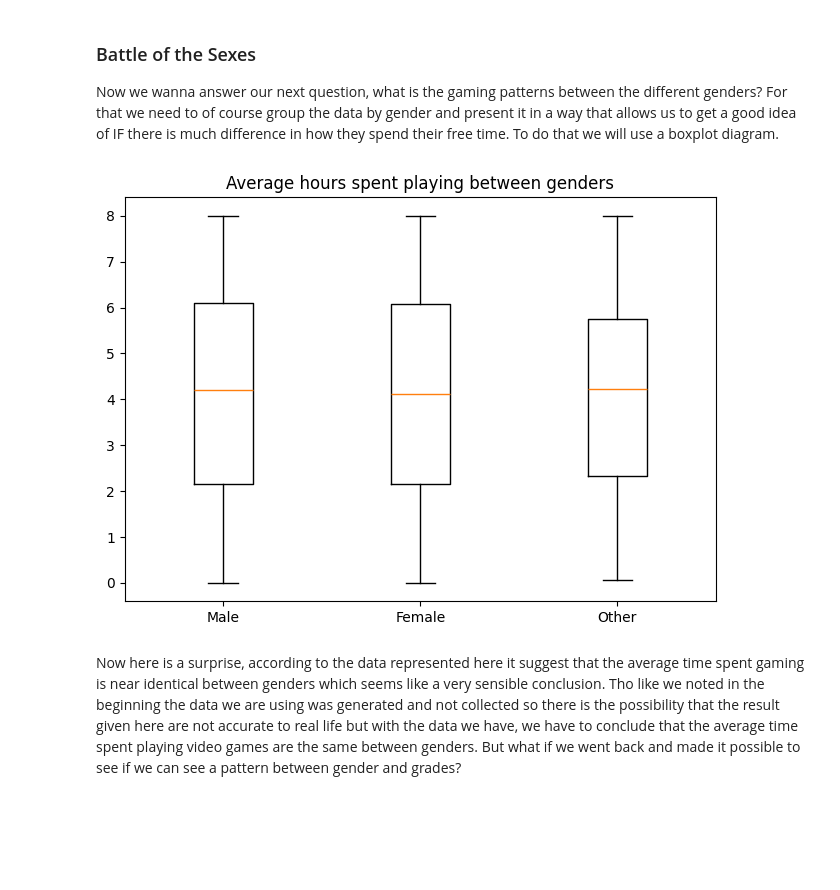
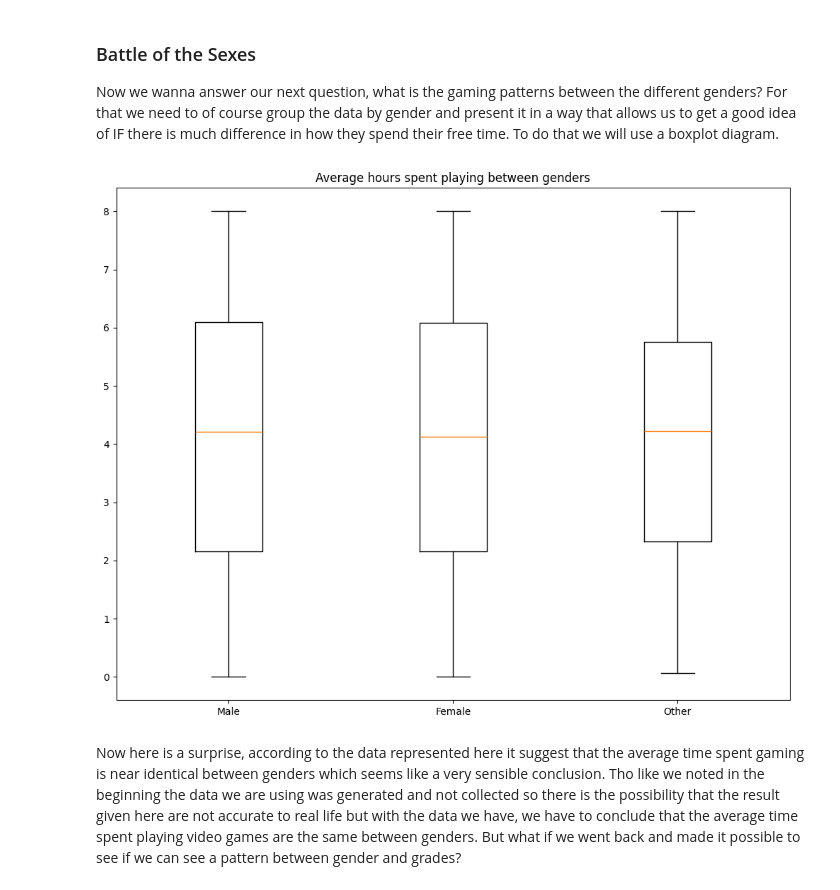
Before and after one commit to Chim-Cham/kk1-pythonAnalysis, a Jupyter notebook: notebook.ipynb, the cells around one changed output. Cells and saved outputs as stored; diff of their text form; code cells hidden in the pictures; blank space fills up the shorter version.

```diff
--- a/notebook.ipynb
+++ b/notebook.ipynb
@@ -196,20 +196,20 @@ Despite the very clustered apperance a pattern does emarge. What we can read fro
 
 Now we wanna answer our next question, what is the gaming patterns between the different genders? For that we need to of course group the data by gender and present it in a way that allows us to get a good idea of IF there is much difference in how they spend their free time. To do that we will use a boxplot diagram.
 # %%
-fix, ax = plt.subplots()
+fix, ax = plt.subplots(1, 1, figsize=(10, 8))
 
 males = dataset[dataset['gender'] == 'Male']
 females = dataset[dataset['gender'] == 'Female']
 other = dataset[dataset['gender'] == 'Other']
 
 ax.boxplot([males['gaming_hours'], females['gaming_hours'], other['gaming_hours']], labels=['Male', 'Female', 'Other'])
 
 ax.set_title('Average hours spent playing between genders')
 
 plt.tight_layout()
 plt.show()
 # %% [output]
-[figure, old version]
+[figure, new version]
 # %% [markdown]
 Now here is a surprise, according to the data represented here it suggest that the average time spent gaming is near identical between genders which seems like a very sensible conclusion. Tho like we noted in the beginning the data we are using was generated and not collected so there is the possibility that the result given here are not accurate to real life but with the data we have, we have to conclude that the average time spent playing video games are the same between genders. But what if we went back and made it possible to see if we can see a pattern between gender and grades?
 # %%
```
Also changed, not shown: parts of 3 cells of this notebook.
